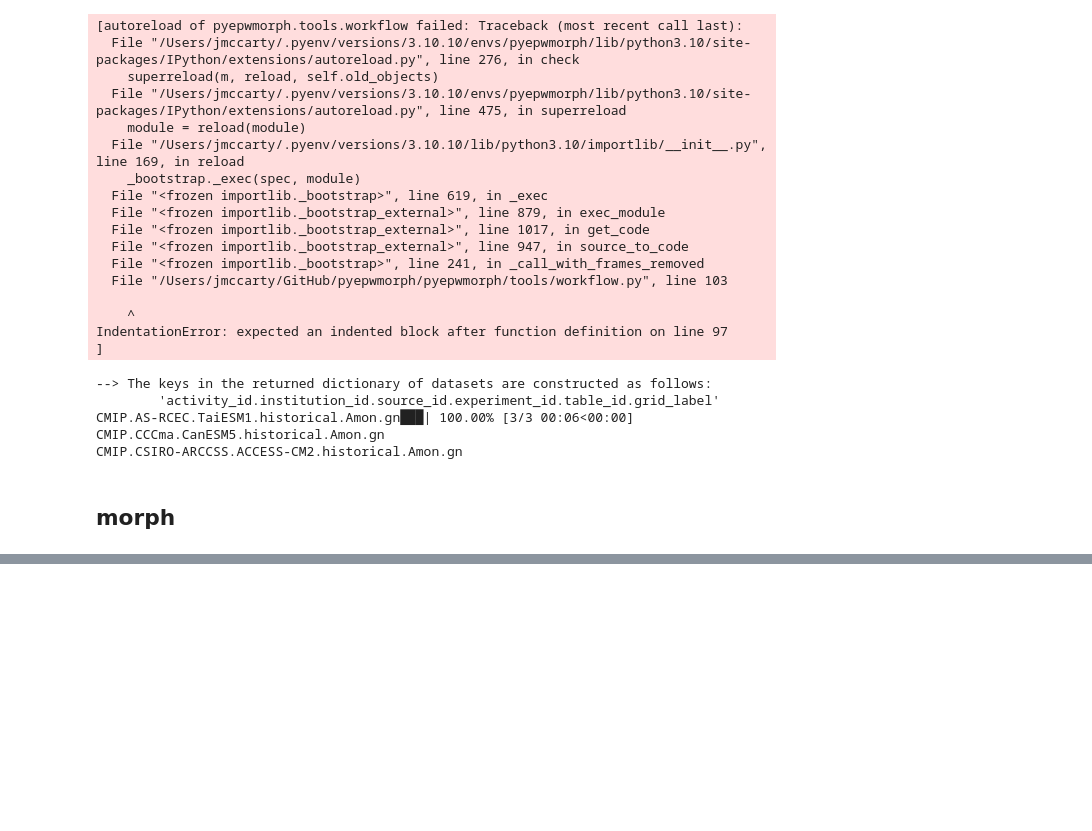
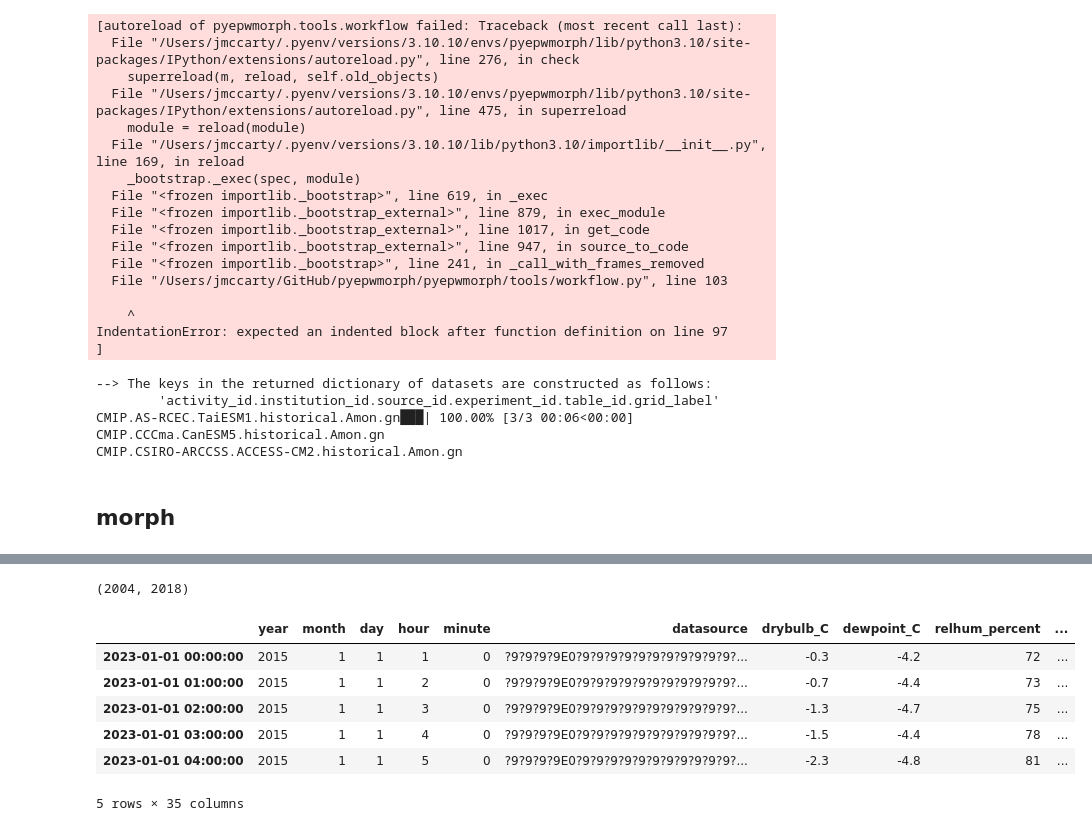
Before and after one commit to justinfmccarty/pyepwmorph, a Jupyter notebook: notebooks/00_testing.ipynb, the cells around one changed output, grey strips where cells are left out. Cells and saved outputs as stored; diff of their text form; code cells hidden in the pictures; blank space fills up the shorter version.

```diff
--- a/notebooks/00_testing.ipynb
+++ b/notebooks/00_testing.ipynb
@@ -369,5 +368,5 @@ data_dict
 # %%
-epw_df = pio.read_epw_dataframe("/Users/jmccarty/Downloads/CHE_GE_Geneva/CHE_GE_Geneva.Intl.AP.067000_TMYx.2004-2018.epw")
-
-pw.morph_epw(epw_df, ['Temperature'], (1970,1980), (2040,2050), baseline_data, pathway_data)
+filepath="/Users/jmccarty/Downloads/CHE_GE_Geneva/CHE_GE_Geneva.Intl.AP.067000_TMYx.2004-2018.epw"
+epw_df = pio.read_epw_dataframe(filepath)
+pw.morph_epw(epw_df, ['Temperature'], (1970,1980), (2040,2050), data_dict, 'ssp126', 50)
 # %% [output]
@@ -374,0 +428,5 @@ TMY file hours maintained at 0-23hr
+# %%
+my_epw = pio.Epw(filepath)
+my_epw.detect_baseline_range()
+# %% [output]
+(2004, 2018)
@@ -374,0 +455,10 @@ TMY file hours maintained at 0-23hr
+# %%
+my_epw.dataframe.head()
+# %% [output]
+|  | year | month | day | hour | minute | datasource | drybulb_C | dewpoint_C | relhum_percent | ... |
+| 2023-01-01 00:00:00 | 2015 | 1 | 1 | 1 | 0 | ?9?9?9?9E0?9?9?9?9?9?9?9?9?9?9?9?... | -0.3 | -4.2 | 72 | ... |
+| 2023-01-01 01:00:00 | 2015 | 1 | 1 | 2 | 0 | ?9?9?9?9E0?9?9?9?9?9?9?9?9?9?9?9?... | -0.7 | -4.4 | 73 | ... |
+| 2023-01-01 02:00:00 | 2015 | 1 | 1 | 3 | 0 | ?9?9?9?9E0?9?9?9?9?9?9?9?9?9?9?9?... | -1.3 | -4.7 | 75 | ... |
+| 2023-01-01 03:00:00 | 2015 | 1 | 1 | 4 | 0 | ?9?9?9?9E0?9?9?9?9?9?9?9?9?9?9?9?... | -1.5 | -4.4 | 78 | ... |
+| 2023-01-01 04:00:00 | 2015 | 1 | 1 | 5 | 0 | ?9?9?9?9E0?9?9?9?9?9?9?9?9?9?9?9?... | -2.3 | -4.8 | 81 | ... |
+5 rows × 35 columns
```
Also changed, not shown: parts of 9 cells of this notebook, 3 other files.
